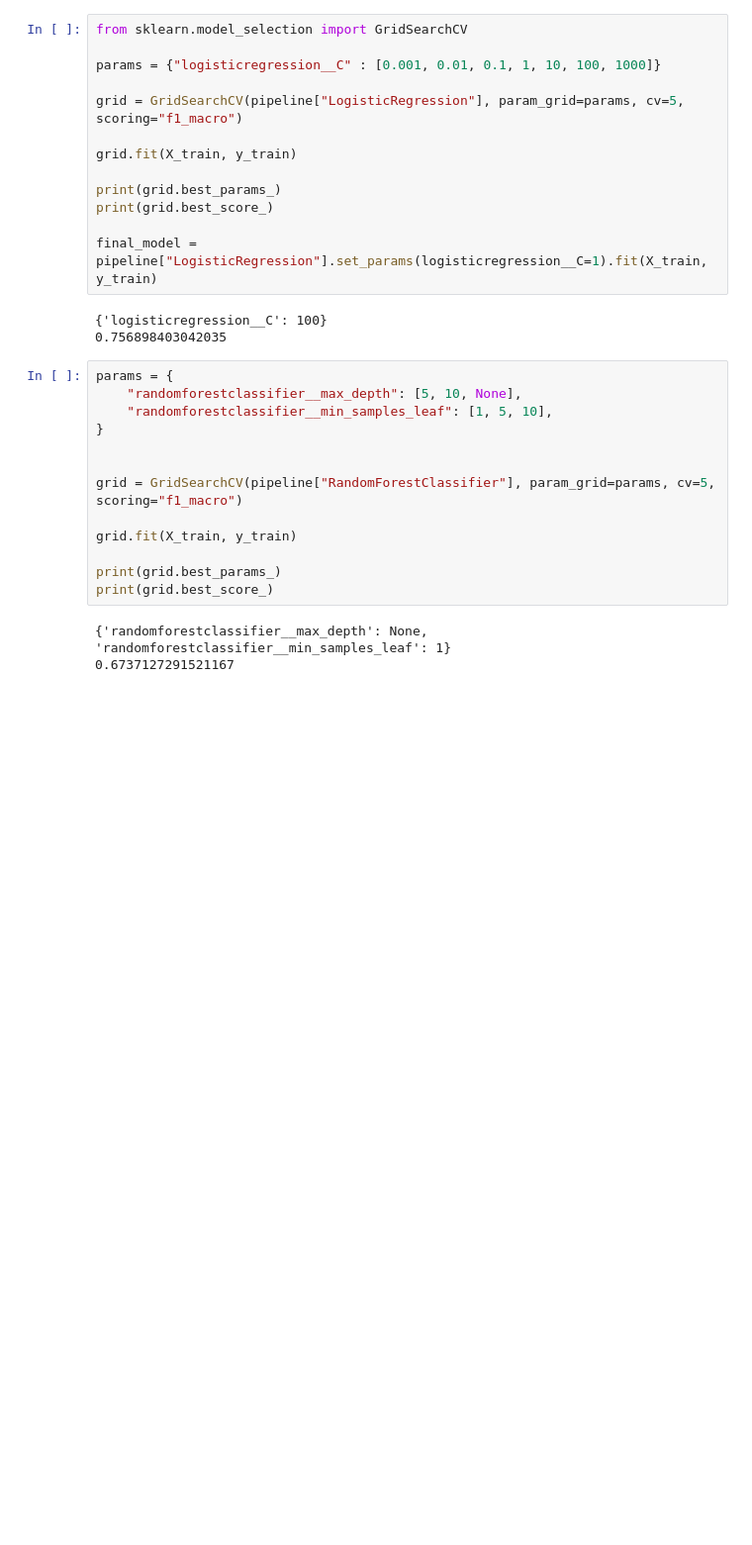
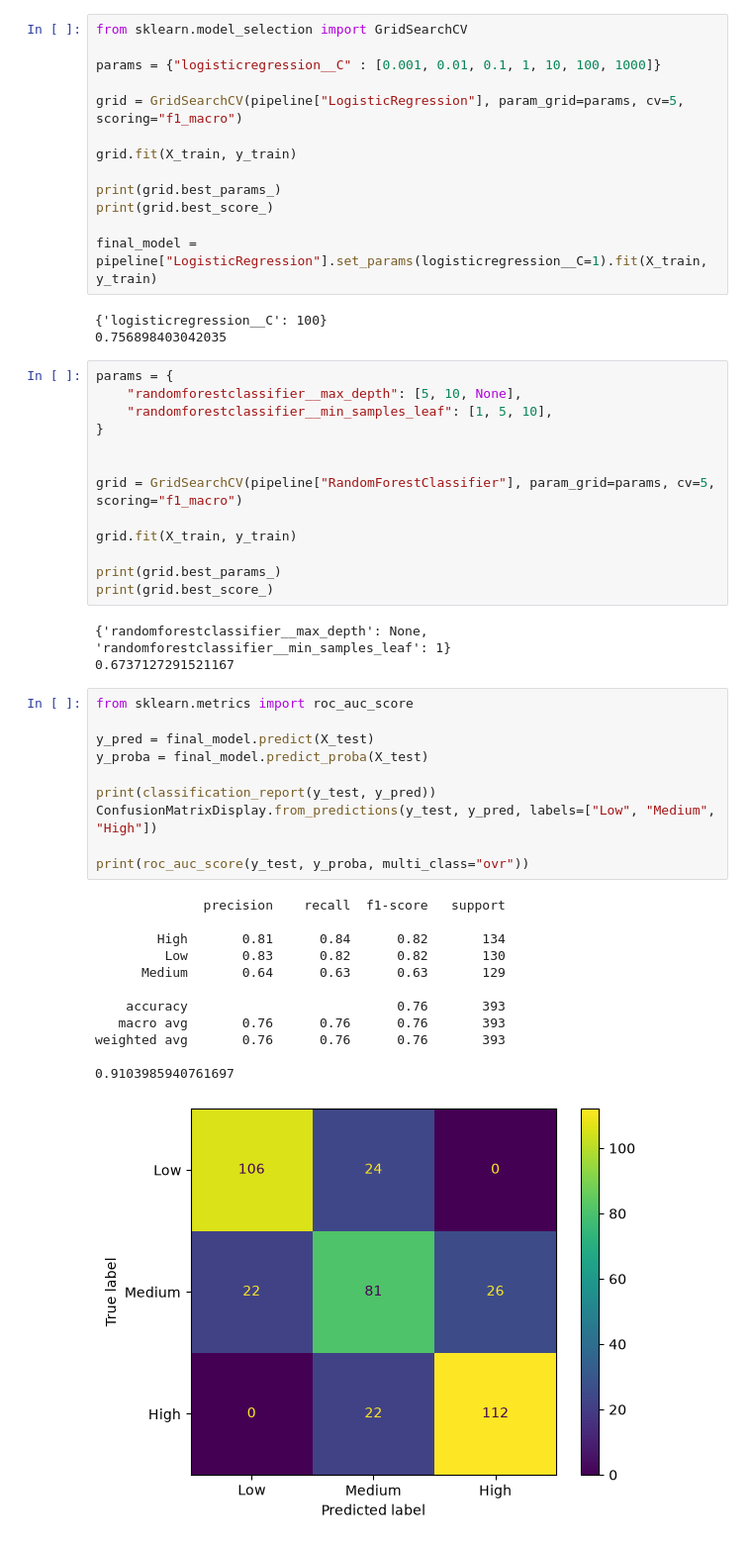
Before and after one commit to youssef-boudouar/wellsense, a Jupyter notebook: notebooks/wellsense.ipynb, the cells around one changed output. Shown at 99% size. Drawn from its saved outputs; the diff is of its cells as text; blank space fills up the shorter version.

Commit message:
feat(evaluation): evaluate final model on the test set

```diff
--- a/notebooks/wellsense.ipynb
+++ b/notebooks/wellsense.ipynb
@@ -400,3 +400,26 @@ print(grid.best_score_)
 # %% [output]
 {'randomforestclassifier__max_depth': None, 'randomforestclassifier__min_samples_leaf': 1}
 0.6737127291521167
+# %%
+from sklearn.metrics import roc_auc_score
+
+y_pred = final_model.predict(X_test)
+y_proba = final_model.predict_proba(X_test)
+
+print(classification_report(y_test, y_pred))
+ConfusionMatrixDisplay.from_predictions(y_test, y_pred, labels=["Low", "Medium", "High"])
+
+print(roc_auc_score(y_test, y_proba, multi_class="ovr"))
+# %% [output]
+              precision    recall  f1-score   support
+
+        High       0.81      0.84      0.82       134
+         Low       0.83      0.82      0.82       130
+      Medium       0.64      0.63      0.63       129
+
+    accuracy                           0.76       393
+   macro avg       0.76      0.76      0.76       393
+weighted avg       0.76      0.76      0.76       393
+
+0.9103985940761697
+[figure, added]
```
